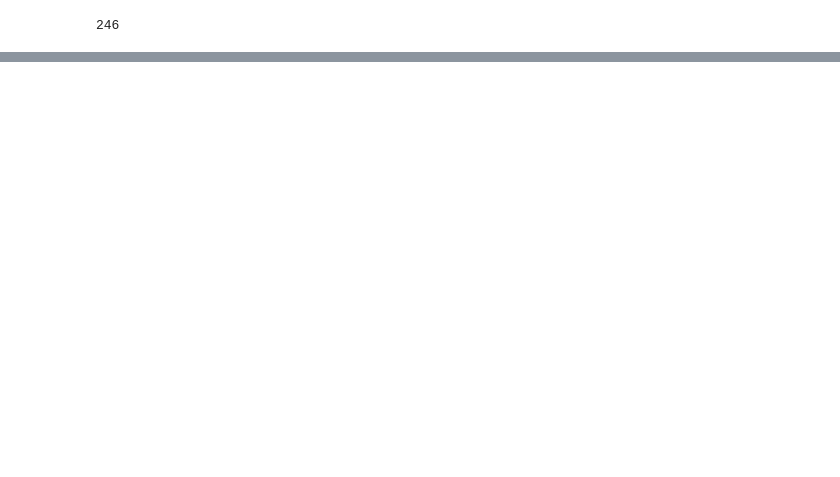
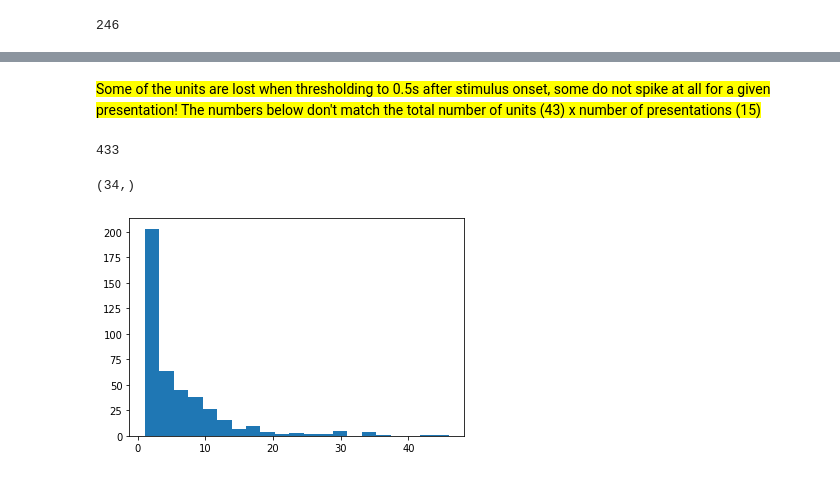
Before and after one commit to sh4r11f/NMA-rep-drift, a Jupyter notebook: NPX_within_session.ipynb, the cells around one changed output, grey strips where cells are left out. Drawn from its saved outputs; the diff is of its cells as text; code cells hidden in the pictures; blank space fills up the shorter version.

```diff
--- a/NPX_within_session.ipynb
+++ b/NPX_within_session.ipynb
@@ -258,0 +316,15 @@ for i, u in enumerate(units):
+# %% [markdown]
+<mark> Some of the units are lost when thresholding to 0.5s after stimulus onset, some do not spike at all for a given presentation! The numbers below don't match the total number of units (43) x number of presentations (15)</mark>
+# %%
+len(spikes_grpd)
+# %% [output]
+433
+# %%
+all_spikes.loc[all_spikes.stimulus_presentation_id == 3798, "unit_id"].unique().shape
+# %% [output]
+(34,)
+# %%
+# Sanity check plots
+p = plt.hist(spikes_grpd["spike_count"], len(time_bins))
+# %% [output]
+[figure, added]
```
Also changed, not shown: parts of 42 cells of this notebook, 2 other files.
